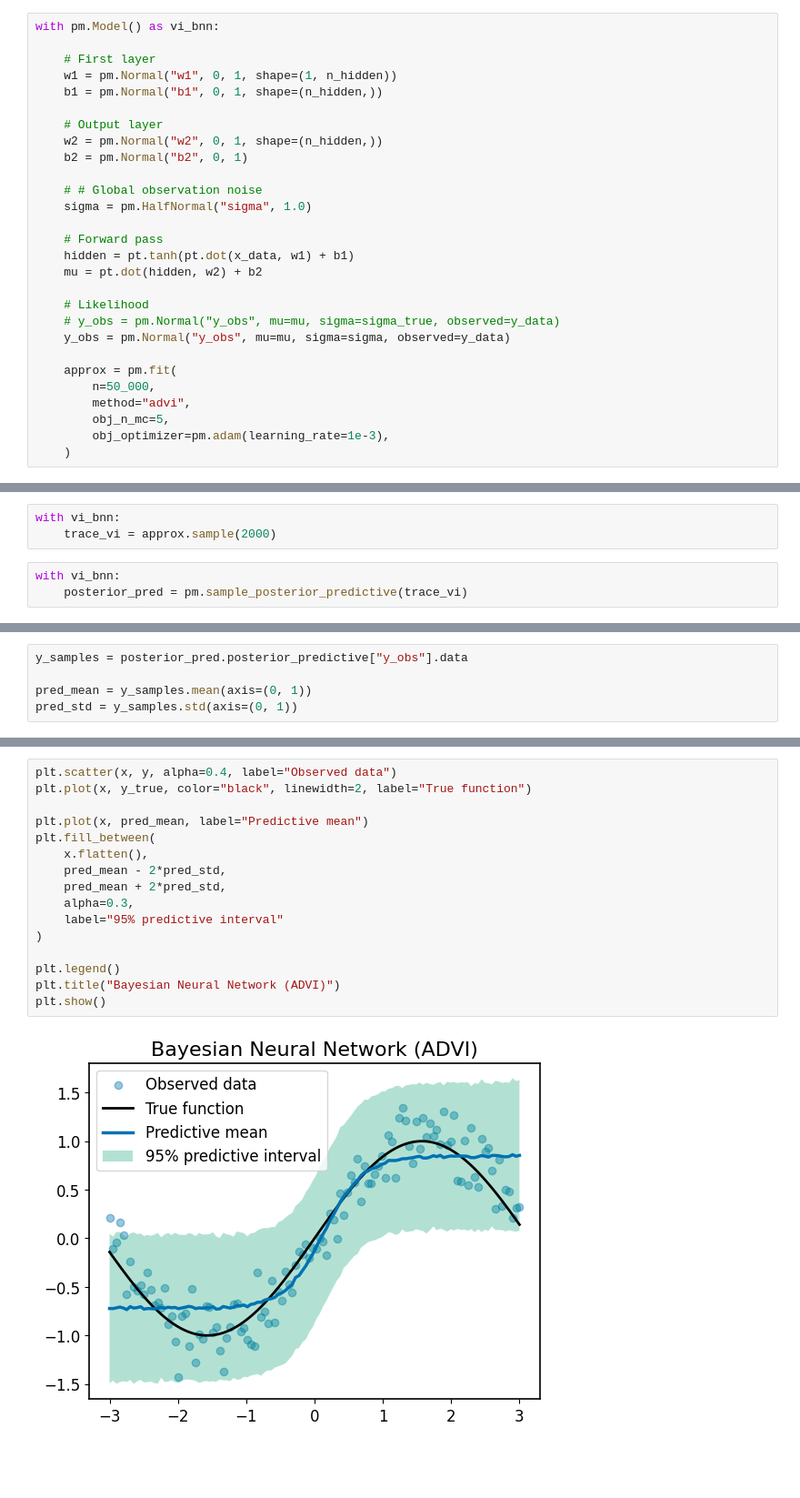
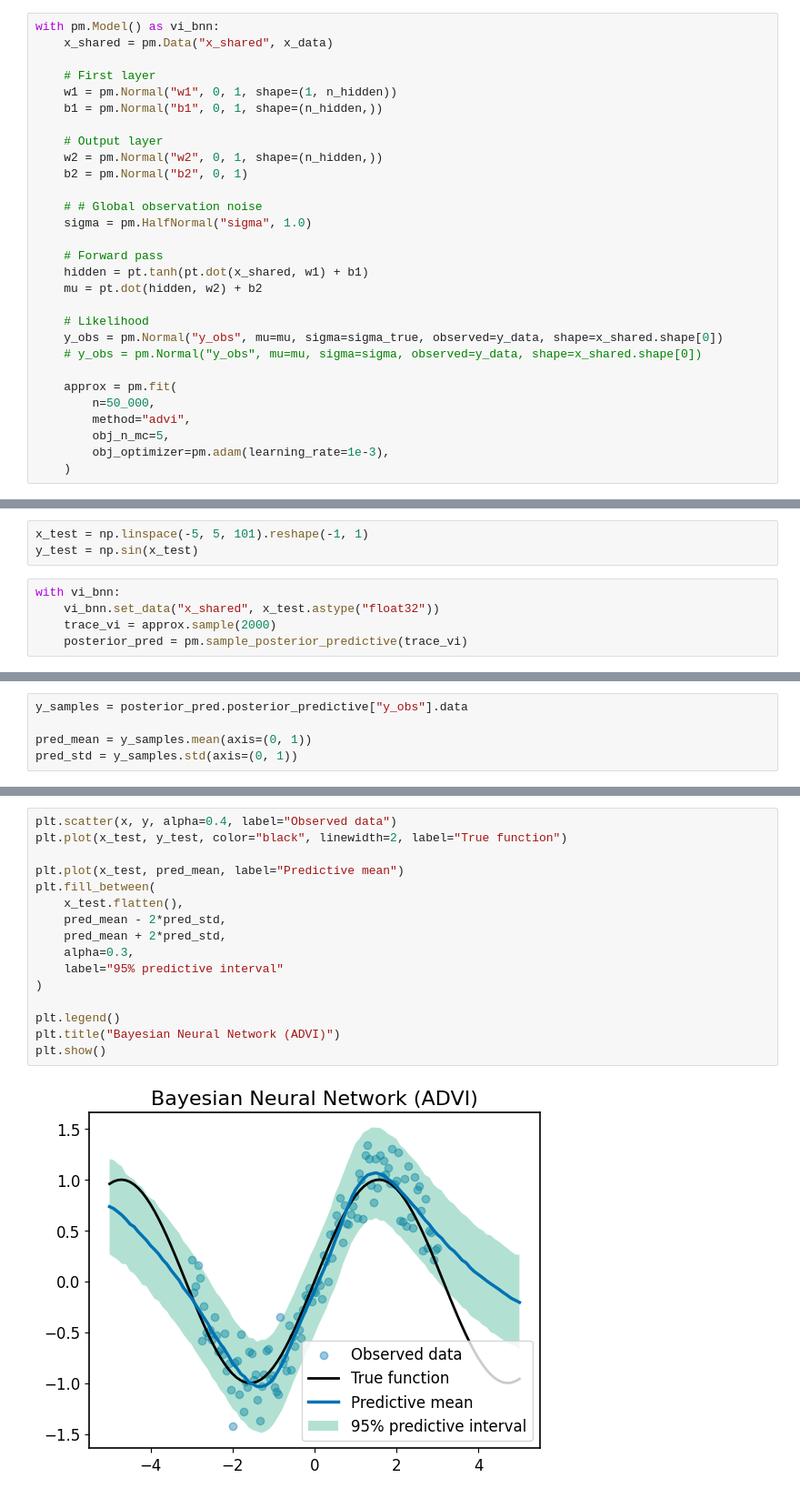
Before and after one commit to KrisNguyen135/Grokking-Bayes, a Jupyter notebook: ch10/02 - VI.ipynb, the cells around one changed output, grey strips where cells are left out. Shown at 91% size. Saved outputs shown, nothing was run; the diff lists cells and outputs as text; blank space fills up the shorter version.

```diff
--- a/ch10/02 - VI.ipynb
+++ b/ch10/02 - VI.ipynb
@@ -30,6 +30,7 @@ y_data = y.flatten().astype("float32")
 n_hidden = 20
 # %%
 with pm.Model() as vi_bnn:
+    x_shared = pm.Data("x_shared", x_data)
 
     # First layer
     w1 = pm.Normal("w1", 0, 1, shape=(1, n_hidden))
@@ -43,12 +44,12 @@ with pm.Model() as vi_bnn:
     sigma = pm.HalfNormal("sigma", 1.0)
 
     # Forward pass
-    hidden = pt.tanh(pt.dot(x_data, w1) + b1)
+    hidden = pt.tanh(pt.dot(x_shared, w1) + b1)
     mu = pt.dot(hidden, w2) + b2
 
     # Likelihood
-    # y_obs = pm.Normal("y_obs", mu=mu, sigma=sigma_true, observed=y_data)
-    y_obs = pm.Normal("y_obs", mu=mu, sigma=sigma, observed=y_data)
+    y_obs = pm.Normal("y_obs", mu=mu, sigma=sigma_true, observed=y_data, shape=x_shared.shape[0])
+    # y_obs = pm.Normal("y_obs", mu=mu, sigma=sigma, observed=y_data, shape=x_shared.shape[0])
 
     approx = pm.fit(
         n=50_000,
@@ -76,8 +77,10 @@ plt.show()
-# %%
-with vi_bnn:
-    trace_vi = approx.sample(2000)
+# %%
+x_test = np.linspace(-5, 5, 101).reshape(-1, 1)
+y_test = np.sin(x_test)
 # %%
 with vi_bnn:
+    vi_bnn.set_data("x_shared", x_test.astype("float32"))
+    trace_vi = approx.sample(2000)
     posterior_pred = pm.sample_posterior_predictive(trace_vi)
 # %% [output]
 Sampling: [y_obs]
@@ -109,18 +112,18 @@ plt.show()
 # %%
 plt.scatter(x, y, alpha=0.4, label="Observed data")
-plt.plot(x, y_true, color="black", linewidth=2, label="True function")
+plt.plot(x_test, y_test, color="black", linewidth=2, label="True function")
 
-plt.plot(x, pred_mean, label="Predictive mean")
+plt.plot(x_test, pred_mean, label="Predictive mean")
 plt.fill_between(
-    x.flatten(),
+    x_test.flatten(),
     pred_mean - 2*pred_std,
     pred_mean + 2*pred_std,
     alpha=0.3,
     label="95% predictive interval"
 )
 
 plt.legend()
 plt.title("Bayesian Neural Network (ADVI)")
 plt.show()
 # %% [output]
-[figure, old version]
+[figure, new version]
```
Also changed, not shown: parts of 4 cells of this notebook, 1 other file.
